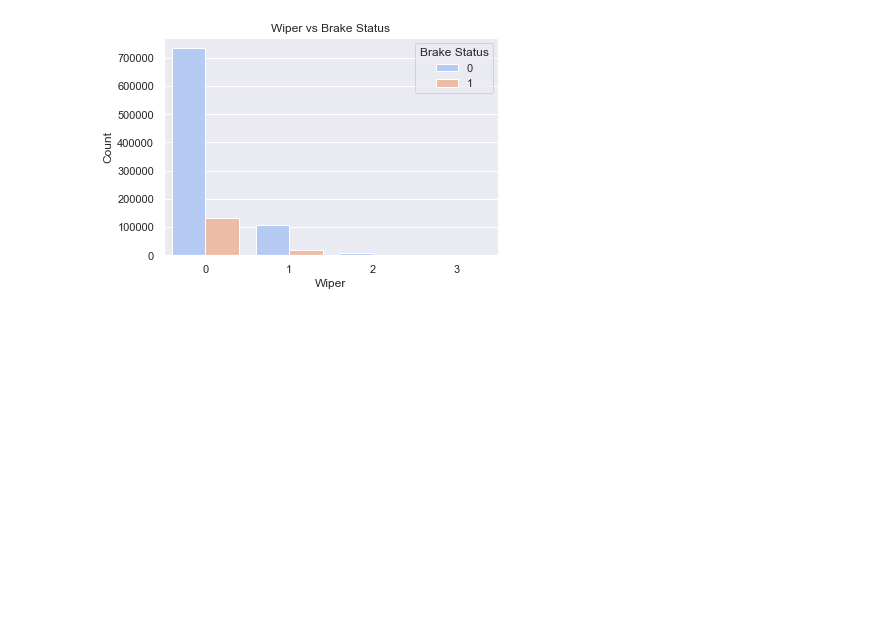
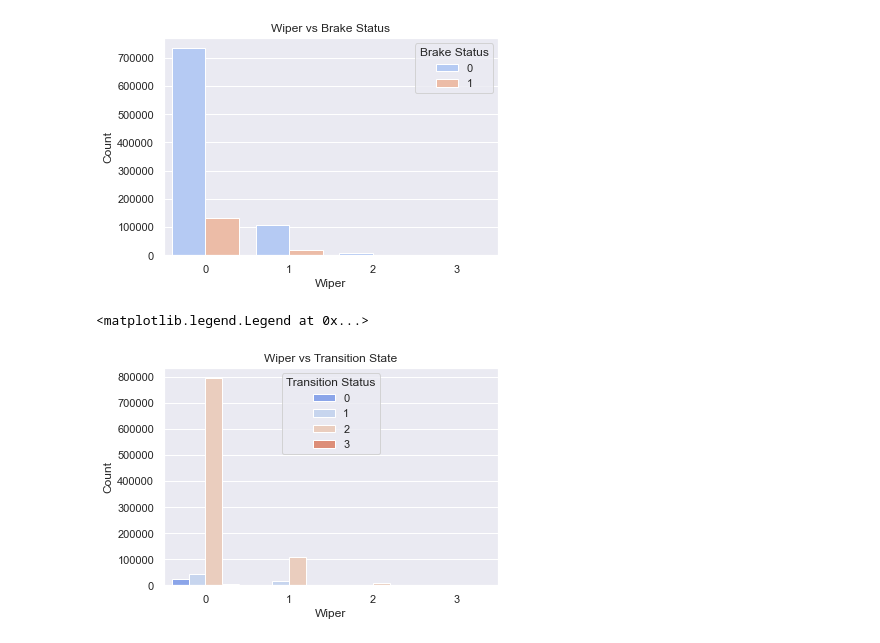
Before and after one commit to caroline-eggett/honda-interaction-analysis-hackathon, a Jupyter notebook: c_explore_host.ipynb, the cells around one changed output. Cells and saved outputs as stored; diff of their text form; code cells hidden in the pictures; blank space fills up the shorter version.

```diff
--- a/c_explore_host.ipynb
+++ b/c_explore_host.ipynb
@@ -139,3 +139,11 @@ plt.legend(title='Brake Status')
 # %% [output]
 <matplotlib.legend.Legend at 0x...>
 [figure]
+# %%
+# Wiper vs Transition State
+bshd_syw = sns.countplot(x='wiper', hue='transstate', data=df_host_subset, palette='coolwarm')
+bshd_syw.set(xlabel ="Wiper", ylabel = "Count", title ='Wiper vs Transition State')
+plt.legend(title='Transition Status')
+# %% [output]
+<matplotlib.legend.Legend at 0x...>
+[figure, added]
```
Also changed, not shown: parts of 3 cells of this notebook, 4 other files.
